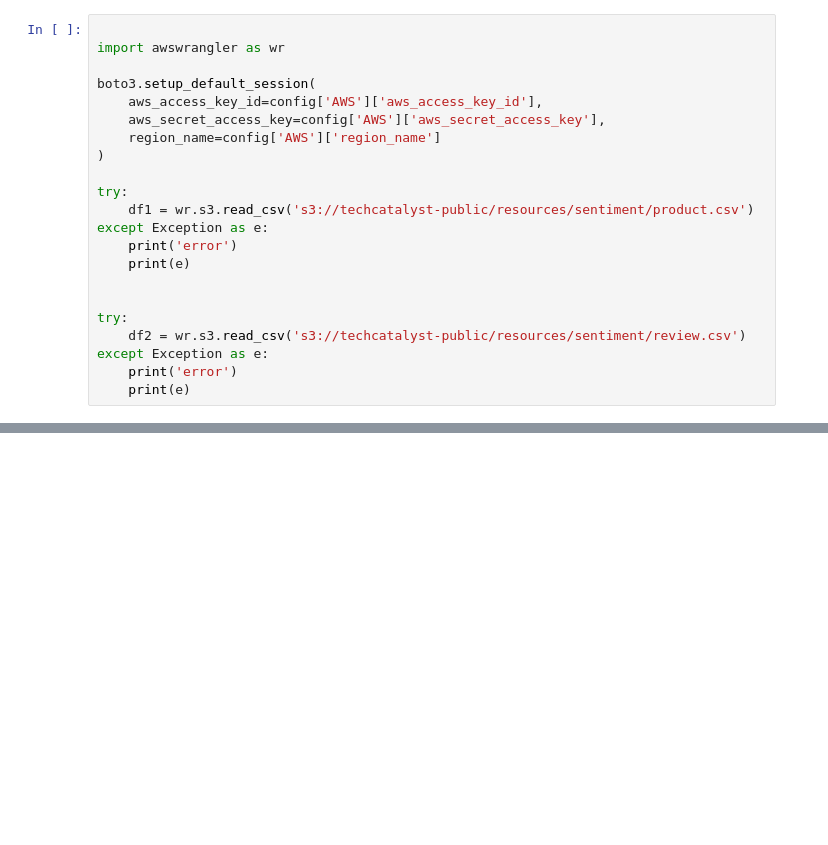
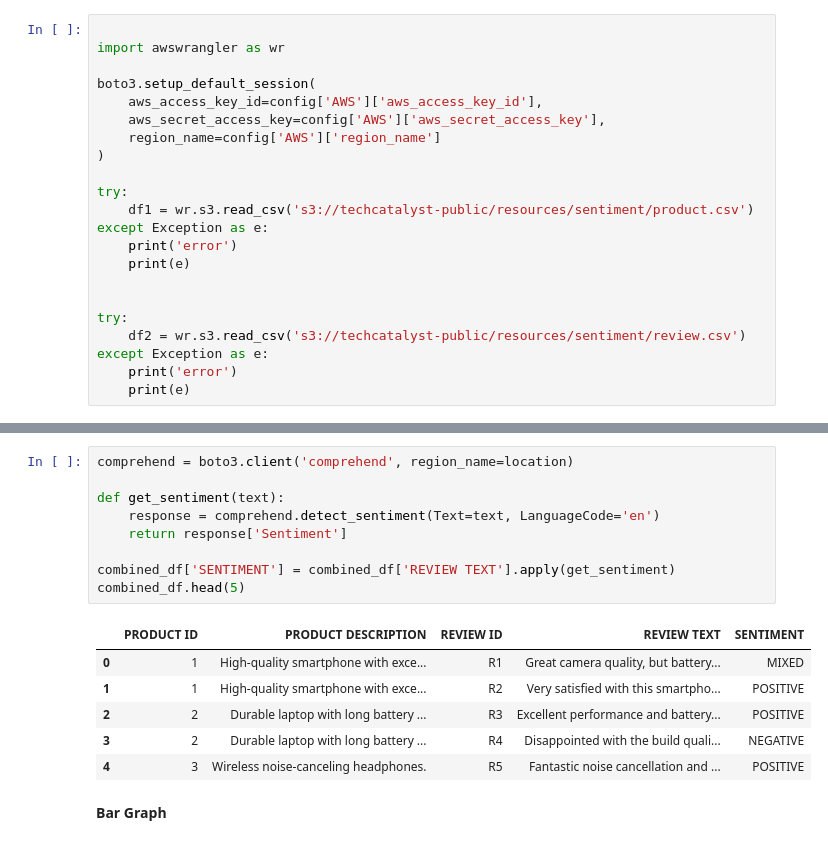
Before and after one commit to aryan-zodge-thehartford/boto3_lab, a Jupyter notebook: AI API/aiapi.ipynb, the cells around one changed output, grey strips where cells are left out. Drawn from its saved outputs; the diff is of its cells as text; blank space fills up the shorter version.

```diff
--- a/AI API/aiapi.ipynb
+++ b/AI API/aiapi.ipynb
@@ -102,0 +127,18 @@ combined_df = df1.merge(df2)
+# %%
+comprehend = boto3.client('comprehend', region_name=location)
+
+def get_sentiment(text):
+    response = comprehend.detect_sentiment(Text=text, LanguageCode='en')
+    return response['Sentiment']
+
+combined_df['SENTIMENT'] = combined_df['REVIEW TEXT'].apply(get_sentiment)
+combined_df.head(5)
+# %% [output]
+|  | PRODUCT ID | PRODUCT DESCRIPTION | REVIEW ID | REVIEW TEXT | SENTIMENT |
+| 0 | 1 | High-quality smartphone with exce... | R1 | Great camera quality, but battery... | MIXED |
+| 1 | 1 | High-quality smartphone with exce... | R2 | Very satisfied with this smartpho... | POSITIVE |
+| 2 | 2 | Durable laptop with long battery ... | R3 | Excellent performance and battery... | POSITIVE |
+| 3 | 2 | Durable laptop with long battery ... | R4 | Disappointed with the build quali... | NEGATIVE |
+| 4 | 3 | Wireless noise-canceling headphones. | R5 | Fantastic noise cancellation and ... | POSITIVE |
+# %% [markdown]
+**Bar Graph**
```
Also changed, not shown: parts of 16 cells of this notebook, 3 other files.
